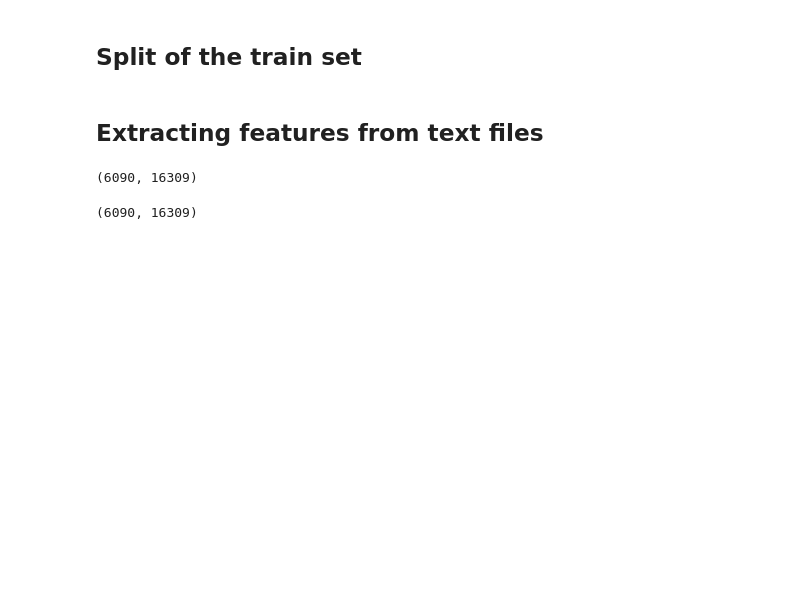
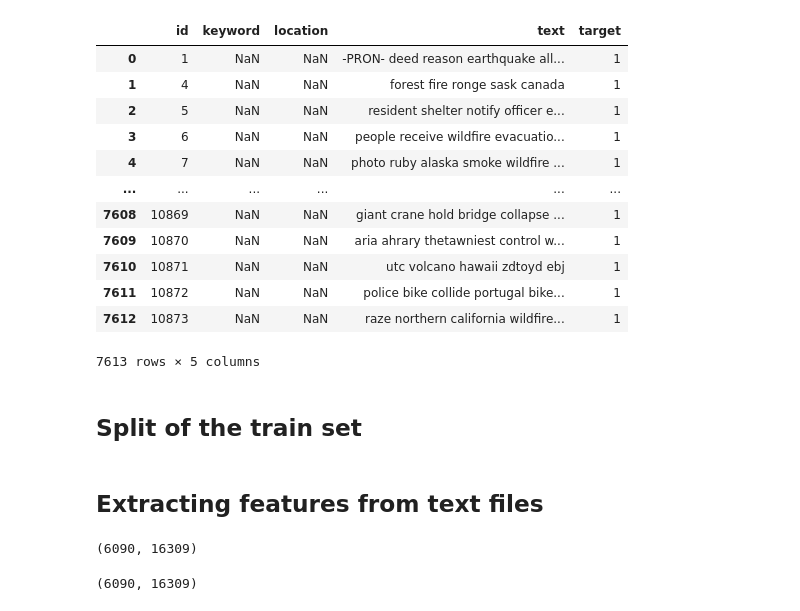
Before and after one commit to anichucai/7506-Datos-datos-tp2, a Jupyter notebook: Features - Pipeline.ipynb, the cells around one changed output. Cells and saved outputs as stored; diff of their text form; code cells hidden in the pictures; blank space fills up the shorter version.

```diff
--- a/Features - Pipeline.ipynb
+++ b/Features - Pipeline.ipynb
@@ -24,6 +30,22 @@ train = pd.read_csv("csv_lio/train_clean.csv")
 test  = pd.read_csv("csv_lio/test_clean.csv")
 train = train.drop(columns = 'Unnamed: 0')
 test  = test.drop(columns = 'Unnamed: 0')
+# %%
+train
+# %% [output]
+|  | id | keyword | location | text | target |
+| 0 | 1 | NaN | NaN | -PRON- deed reason earthquake all... | 1 |
+| 1 | 4 | NaN | NaN | forest fire ronge sask canada | 1 |
+| 2 | 5 | NaN | NaN | resident shelter notify officer e... | 1 |
+| 3 | 6 | NaN | NaN | people receive wildfire evacuatio... | 1 |
+| 4 | 7 | NaN | NaN | photo ruby alaska smoke wildfire ... | 1 |
+| ... | ... | ... | ... | ... | ... |
+| 7608 | 10869 | NaN | NaN | giant crane hold bridge collapse ... | 1 |
+| 7609 | 10870 | NaN | NaN | aria ahrary thetawniest control w... | 1 |
+| 7610 | 10871 | NaN | NaN | utc volcano hawaii zdtoyd ebj | 1 |
+| 7611 | 10872 | NaN | NaN | police bike collide portugal bike... | 1 |
+| 7612 | 10873 | NaN | NaN | raze northern california wildfire... | 1 |
+7613 rows × 5 columns
 # %% [markdown]
 ## Split of the train set
 # %%
```
Also changed, not shown: parts of 35 cells of this notebook, 14 other files.
